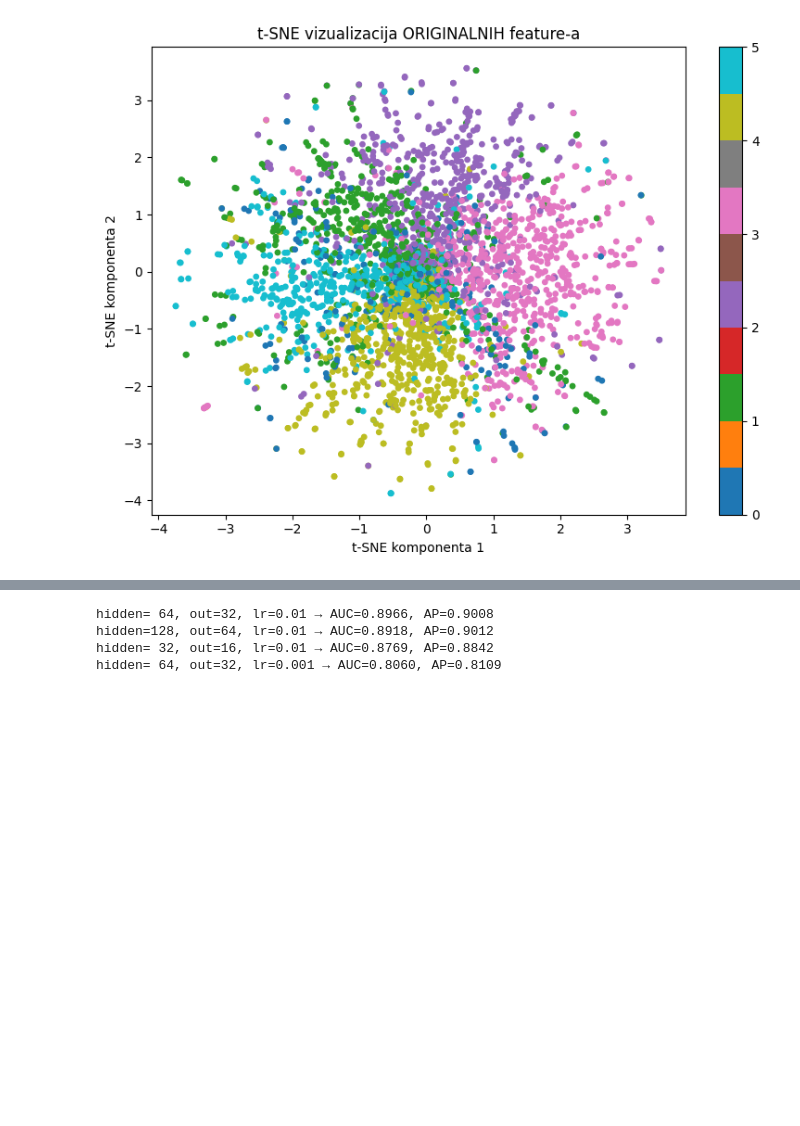
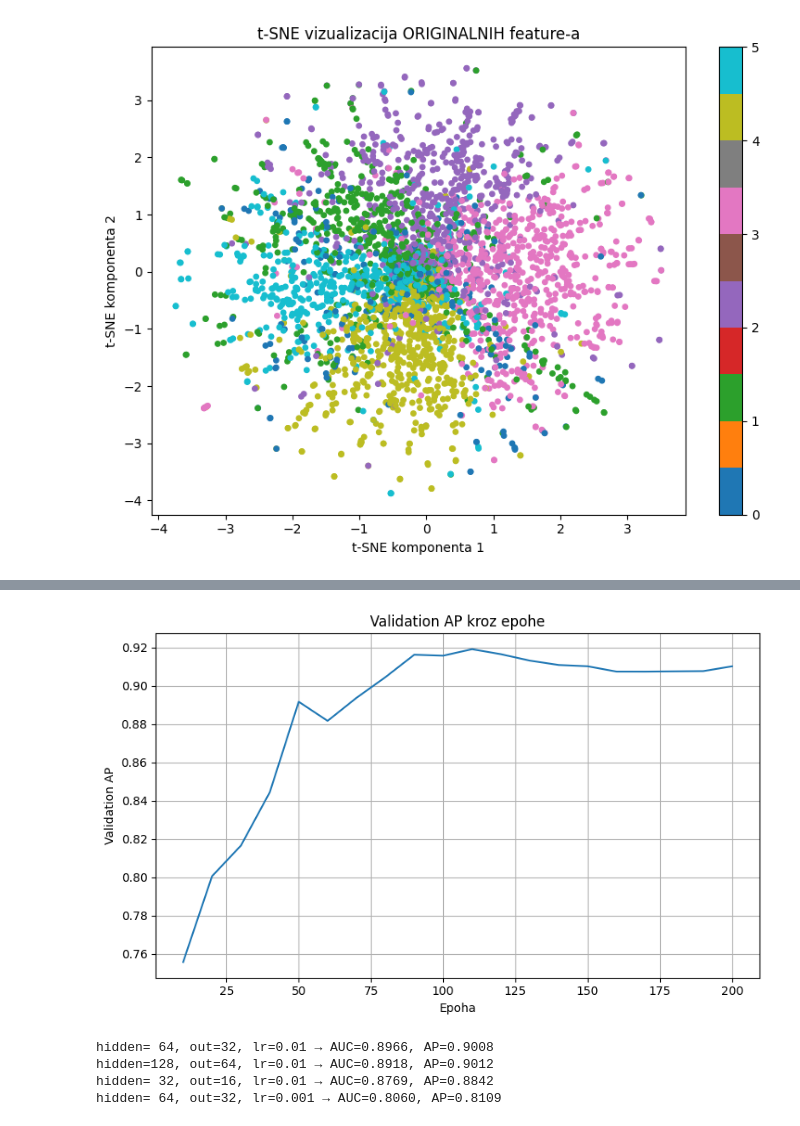
Before and after one commit to ZarijaTrtovic/gnn-link-prediction, a Jupyter notebook: notebooks/GAE_citeseer.ipynb, the cells around one changed output, grey strips where cells are left out. Cells and saved outputs as stored; diff of their text form; code cells hidden in the pictures; blank space fills up the shorter version.

```diff
--- a/notebooks/GAE_citeseer.ipynb
+++ b/notebooks/GAE_citeseer.ipynb
@@ -238,3 +284,23 @@ Test AP:  0.8906
+# %%
+plt.figure(figsize=(8,5))
+
+plt.plot(
+    range(10, 201, 10),
+    val_aps
+)
+
+plt.xlabel("Epoha")
+plt.ylabel("Validation AP")
+plt.title("Validation AP kroz epohe")
+
+plt.grid(True)
+plt.tight_layout()
+
+plt.savefig("../results/gae_ap_curve_citeseer.png", dpi=300)
+
+plt.show()
+# %% [output]
+[figure, added]
 # %%
 # ============================================================
 # EKSPERIMENTI SA HIPERPARAMETRIMA
```
Also changed, not shown: parts of 4 cells of this notebook, 22 other files.
